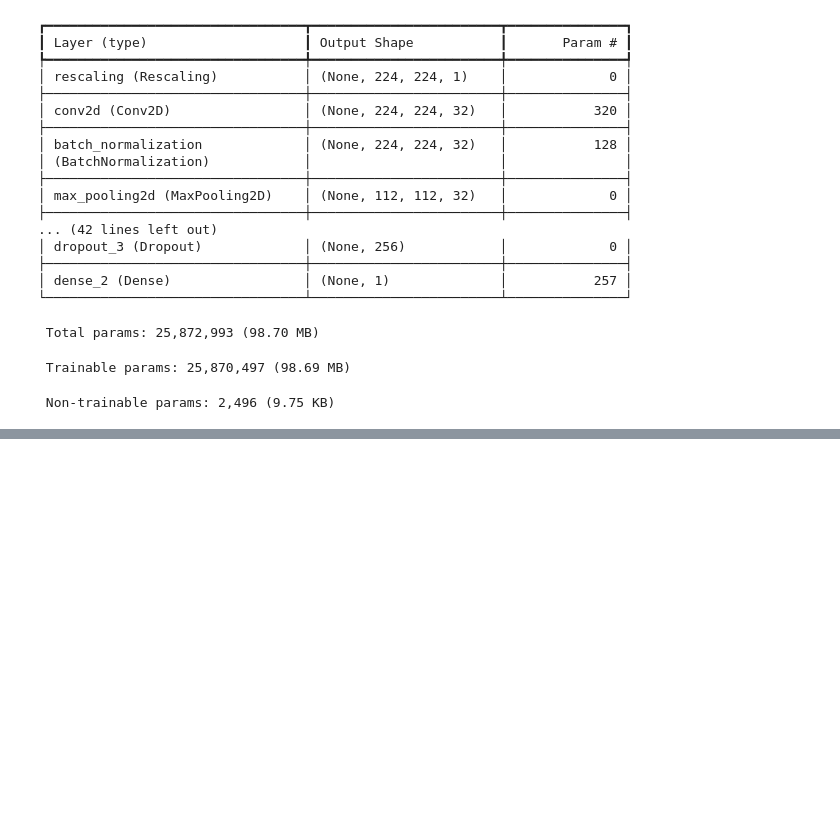
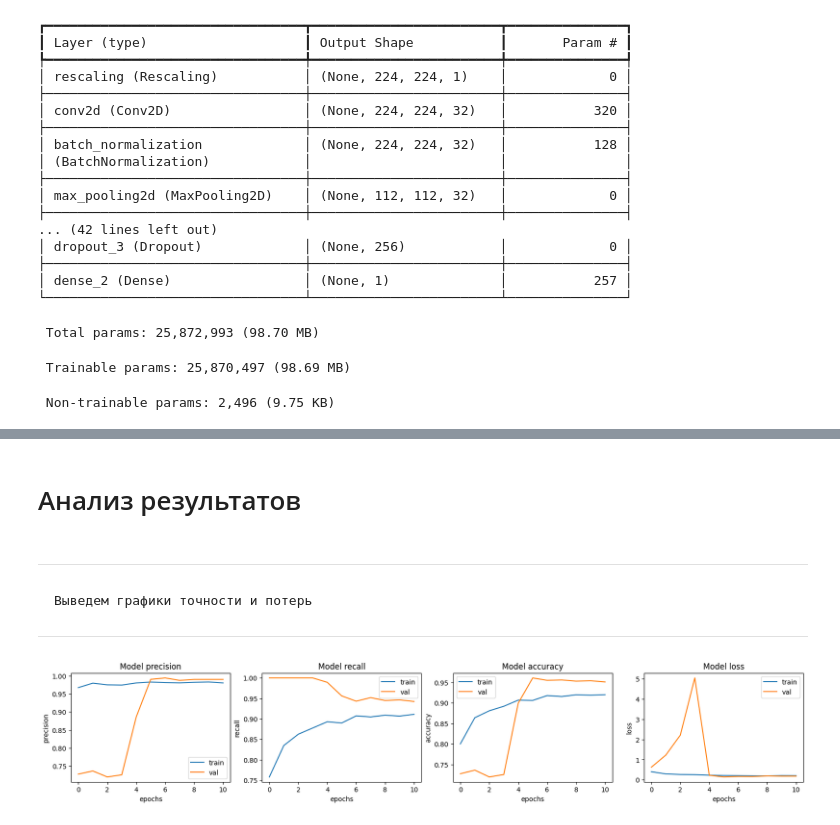
Before and after one commit to koziymaxim/Chest-X-Ray, a Jupyter notebook: chest-x-ray-images.ipynb, the cells around one changed output, grey strips where cells are left out. Drawn from its saved outputs; the diff is of its cells as text; code cells hidden in the pictures; blank space fills up the shorter version.

```diff
--- a/chest-x-ray-images.ipynb
+++ b/chest-x-ray-images.ipynb
@@ -121,12 +198,10 @@ print(f"Новый размер valid (батчей): {len(df_valid)}")
 # %%
-# проверим баланс классов
-# TODO - сделать попроще это ячейку
-labels = []
-for _, label_batch in df_train:
-    labels.extend(label_batch.numpy())
+labels = np.concatenate([labels.numpy() for _, labels in df_train_processed])
 
-normal_count = np.sum(np.array(labels) == 0)
-pneumonia_count = np.sum(np.array(labels) == 1)
+unique, counts = np.unique(labels, return_counts=True)
+class_counts = dict(zip(unique, counts))
+normal_count = class_counts.get(0, 0)
+pneumonia_count = class_counts.get(1, 0)
 
 print(f"Класс NORMAL (0): {normal_count} изображений")
 print(f"Класс PNEUMONIA (1): {pneumonia_count} изображений")
@@ -147,21 +211,0 @@ data_augmentation_pipeline = tf.keras.Sequential([
-# %%
-# Функция аугментации и нормализации
-def augment_and_normalize_train(image, label):
-    image_augmented = data_augmentation_pipeline(image, training=True)
-    return tf.cast(image_augmented, tf.float32), label
-
-df_train_processed = df_train.map(augment_and_normalize_train, num_parallel_calls=tf.data.AUTOTUNE).prefetch(tf.data.AUTOTUNE)
-df_valid_processed = df_valid.prefetch(tf.data.AUTOTUNE)
-df_test_processed = df_test.prefetch(tf.data.AUTOTUNE)
-# %%
-# проверим баланс классов
-# TODO - сделать попроще это ячейку
-labels = []
-for _, label_batch in df_train_processed:
-    labels.extend(label_batch.numpy())
-
-normal_count = np.sum(np.array(labels) == 0)
-pneumonia_count = np.sum(np.array(labels) == 1)
-
-print(f"Класс NORMAL (0): {normal_count} изображений")
-print(f"Класс PNEUMONIA (1): {pneumonia_count} изображений")
@@ -343,0 +410,19 @@ Epoch 11/20
+# %% [markdown]
+# Анализ результатов
+# %% [markdown]
+___
+    Выведем графики точности и потерь
+___
+# %%
+fig, ax = plt.subplots(1, 4, figsize=(20, 3))
+ax = ax.ravel()
+
+for i, met in enumerate(['precision', 'recall', 'accuracy', 'loss']):
+    ax[i].plot(history.history[met])
+    ax[i].plot(history.history['val_' + met])
+    ax[i].set_title('Model {}'.format(met))
+    ax[i].set_xlabel('epochs')
+    ax[i].set_ylabel(met)
+    ax[i].legend(['train', 'val'])
+# %% [output]
+[figure, added]
```
Also changed, not shown: parts of 36 cells of this notebook.
